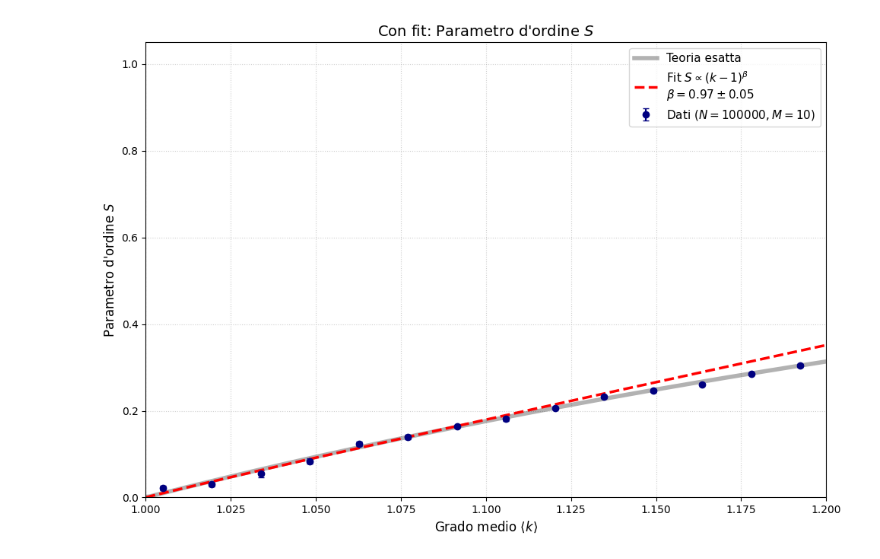
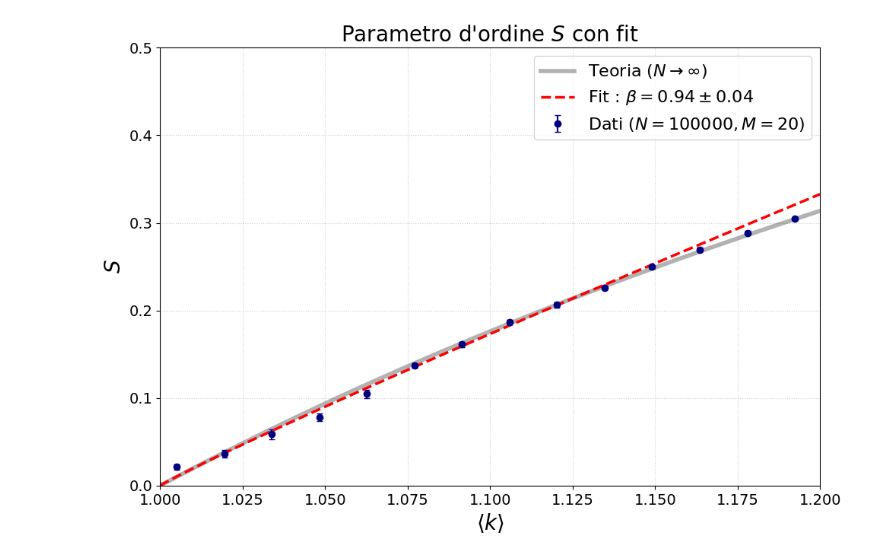
Before and after one commit to giacomo-cicala/ER-model, a Jupyter notebook: simulazione/phase_tr.ipynb, the cells around one changed output. Drawn from its saved outputs; the diff is of its cells as text; code cells hidden in the pictures.

```diff
--- a/simulazione/phase_tr.ipynb
+++ b/simulazione/phase_tr.ipynb
@@ -85,96 +87,122 @@ Completata in 71.06 secondi!
 # --- 4. ANALISI QUANTITATIVA E GRAFICI ---
 def fit_S(k, A, beta): return A * (k - 1.0)**beta
 def fit_chi_symmetric(k, B, gamma): return B * np.abs(1.0 - k)**(-gamma)
+
+# --- Stili globali grafici ---
+TITLE_FS = 20
+AXIS_FS = 20
+TICK_FS = 14
+LEGEND_FS = 16
 
 mask_S = (k_sim > 1.0) & (k_sim < 1.1)
 popt_S, pcov_S = curve_fit(fit_S, k_sim[mask_S], S_mean[mask_S],
                            sigma=S_err[mask_S], absolute_sigma=True, p0=[2.0, 1.0])
 err_fit_S = np.sqrt(np.diag(pcov_S))
 
-mask_chi_globale = ((k_sim > 0.5) & (k_sim < 0.95)) | ((k_sim > 1.05) & (k_sim < 1.25))
+mask_chi_globale = ((k_sim > 0) & (k_sim < 0.95)) | ((k_sim > 1.05) & (k_sim < 2))
 popt_chi, pcov_chi = curve_fit(fit_chi_symmetric, k_sim[mask_chi_globale], chi_mean[mask_chi_globale],
                                sigma=chi_err[mask_chi_globale], absolute_sigma=True, p0=[1.0, 1.0])
 err_fit_chi = np.sqrt(np.diag(pcov_chi))
+
+# --- chi-quadro ridotto ---
+resid_S = (S_mean[mask_S] - fit_S(k_sim[mask_S], *popt_S)) / S_err[mask_S]
+chi2_S = np.sum(resid_S**2)
+ndof_S = np.count_nonzero(mask_S) - len(popt_S)
+chi2_red_S = chi2_S / ndof_S if ndof_S > 0 else np.nan
+
+resid_chi = (chi_mean[mask_chi_globale] - fit_chi_symmetric(k_sim[mask_chi_globale], *popt_chi)) / chi_err[mask_chi_globale]
+chi2_chi = np.sum(resid_chi**2)
+ndof_chi = np.count_nonzero(mask_chi_globale) - len(popt_chi)
+chi2_red_chi = chi2_chi / ndof_chi if ndof_chi > 0 else np.nan
+
+print("=== Risultati fit S ===")
+print(f"A         = {popt_S[0]:.6f} ± {err_fit_S[0]:.6f}")
+print(f"beta      = {popt_S[1]:.6f} ± {err_fit_S[1]:.6f}")
+print(f"chi2 rid. = {chi2_red_S:.6f}")
+print("\n=== Risultati fit chi ===")
+print(f"B         = {popt_chi[0]:.10f} ± {err_fit_chi[0]:.10f}")
+print(f"gamma     = {popt_chi[1]:.10f} ± {err_fit_chi[1]:.10f}")
+print(f"chi2 rid. = {chi2_red_chi:.6f}")
 
 x_max = max(np.max(k_sim), np.max(k_theory))
 
 # --- 1. S senza fit ---
 fig1, ax = plt.subplots(figsize=(10, 7))
-ax.plot(k_theory, S_theory, 'k-', alpha=0.3, lw=4, label='Teoria esatta')
+ax.plot(k_theory, S_theory, 'k-', alpha=0.3, lw=4, label='Teoria ($N \\to \\infty$)')
 ax.errorbar(k_sim, S_mean, yerr=S_err, fmt='o', c='navy', markersize=6,
             capsize=3, label=f'Dati ($N={N}, M={M}$)')
 ax.axvline(x=1.0, color='gray', linestyle=':', alpha=0.8)
 ax.set_xlim(0, x_max)
 ax.set_ylim(0, 1.05)
-ax.set_xlabel("Grado medio $\\langle k \\rangle$", fontsize=12)
-ax.set_ylabel("Parametro d'ordine $S$", fontsize=12)
-ax.set_title("Senza fit: Parametro d'ordine $S$", fontsize=14)
+ax.set_xlabel("$\\langle k \\rangle$", fontsize=AXIS_FS)
+ax.set_ylabel("$S$", fontsize=AXIS_FS)
+ax.set_title("Parametro d'ordine $S$", fontsize=TITLE_FS)
 ax.grid(True, linestyle=':', alpha=0.6)
-ax.legend(fontsize=11)
-ax.tick_params(axis='x', which='both', labelbottom=True)
-ax.tick_params(axis='y', which='both', labelleft=True)
+ax.legend(fontsize=LEGEND_FS, loc='center right')
+ax.tick_params(axis='x', which='both', labelbottom=True, labelsize=TICK_FS)
+ax.tick_params(axis='y', which='both', labelleft=True, labelsize=TICK_FS)
 plt.tight_layout()
 plt.show()
 
-# --- 2. S con fit (1 a 1.2) ---
+# --- 2. S con fit (1 a 1.1) ---
 fig2, ax = plt.subplots(figsize=(10, 7))
-ax.plot(k_theory, S_theory, 'k-', alpha=0.3, lw=4, label='Teoria esatta')
+ax.plot(k_theory, S_theory, 'k-', alpha=0.3, lw=4, label='Teoria ($N \\to \\infty$)')
 ax.errorbar(k_sim, S_mean, yerr=S_err, fmt='o', c='navy', markersize=6,
             capsize=3, label=f'Dati ($N={N}, M={M}$)')
 k_fit_plot_S = np.linspace(1.00, 1.2, 200)
 ax.plot(k_fit_plot_S, fit_S(k_fit_plot_S, *popt_S), 'r--', lw=2.5,
-        label=f'Fit $S \\propto (k-1)^{{\\beta}}$\n$\\beta = {popt_S[1]:.2f} \\pm {err_fit_S[1]:.2f}$')
+        label=f'Fit : $\\beta = {popt_S[1]:.2f} \\pm {err_fit_S[1]:.2f}$')
 ax.axvline(x=1.0, color='gray', linestyle=':', alpha=0.8)
 ax.set_xlim(1.0, 1.2)
-ax.set_ylim(0, 1.05)
-ax.set_xlabel("Grado medio $\\langle k \\rangle$", fontsize=12)
-ax.set_ylabel("Parametro d'ordine $S$", fontsize=12)
-ax.set_title("Con fit: Parametro d'ordine $S$", fontsize=14)
+ax.set_ylim(0, 0.5)
+ax.set_xlabel("$\\langle k \\rangle$", fontsize=AXIS_FS)
+ax.set_ylabel("$S$", fontsize=AXIS_FS)
+ax.set_title("Parametro d'ordine $S$ con fit", fontsize=TITLE_FS)
 ax.grid(True, linestyle=':', alpha=0.6)
-ax.legend(fontsize=11)
-ax.tick_params(axis='x', which='both', labelbottom=True)
-ax.tick_params(axis='y', which='both', labelleft=True)
+ax.legend(fontsize=LEGEND_FS)
+ax.tick_params(axis='x', which='both', labelbottom=True, labelsize=TICK_FS)
+ax.tick_params(axis='y', which='both', labelleft=True, labelsize=TICK_FS)
 plt.tight_layout()
 plt.show()
 
 # --- 3. chi senza fit ---
 fig3, ax = plt.subplots(figsize=(10, 7))
-ax.plot(k_theory, chi_theory, 'k-', alpha=0.3, lw=4, label='Teoria esatta')
+ax.plot(k_theory, chi_theory, 'k-', alpha=0.3, lw=4, label='Teoria ($N \\to \\infty$)')
 ax.errorbar(k_sim, chi_mean, yerr=chi_err, fmt='o', c='darkorange', markersize=6,
             capsize=3, label=f'Dati ($N={N}, M={M}$)')
 ax.axvline(x=1.0, color='gray', linestyle=':', alpha=0.8)
 ax.set_xlim(0, x_max)
 ax.set_ylim(0, max(chi_mean) * 1.2)
-ax.set_xlabel("Grado medio $\\langle k \\rangle$", fontsize=12)
-ax.set_ylabel("Suscettività $\\chi$", fontsize=12)
-ax.set_title("Senza fit: Suscettività $\\chi$", fontsize=14)
+ax.set_xlabel("$\\langle k \\rangle$", fontsize=AXIS_FS)
+ax.set_ylabel("$\\chi$", fontsize=AXIS_FS)
+ax.set_title("Suscettività $\\chi$", fontsize=TITLE_FS)
 ax.grid(True, linestyle=':', alpha=0.6)
-ax.legend(fontsize=11)
-ax.tick_params(axis='x', which='both', labelbottom=True)
-ax.tick_params(axis='y', which='both', labelleft=True)
+ax.legend(fontsize=LEGEND_FS)
+ax.tick_params(axis='x', which='both', labelbottom=True, labelsize=TICK_FS)
+ax.tick_params(axis='y', which='both', labelleft=True, labelsize=TICK_FS)
 plt.tight_layout()
 plt.show()
 
 # --- 4. chi con fit (0 a 2) ---
 fig4, ax = plt.subplots(figsize=(10, 7))
-ax.plot(k_theory, chi_theory, 'k-', alpha=0.3, lw=4, label='Teoria esatta')
+ax.plot(k_theory, chi_theory, 'k-', alpha=0.3, lw=4, label='Teoria ($N \\to \\infty$)')
 ax.errorbar(k_sim, chi_mean, yerr=chi_err, fmt='o', c='darkorange', markersize=6,
             capsize=3, label=f'Dati ($N={N}, M={M}$)')
-k_fit_plot_sub = np.linspace(0.1, 0.98, 100)
-k_fit_plot_sup = np.linspace(1.02, 2.0, 120)
+k_fit_plot_sub = np.linspace(0., 0.99, 100)
+k_fit_plot_sup = np.linspace(1.01, 2, 120)
 ax.plot(k_fit_plot_sub, fit_chi_symmetric(k_fit_plot_sub, *popt_chi),
-        'r--', lw=2.5, label=f'Fit $\\chi = B|1-k|^{{-\\gamma}}$\n$B = {popt_chi[0]:.2f} \\pm {err_fit_chi[0]:.2f}$\n$\\gamma = {popt_chi[1]:.2f} \\pm {err_fit_chi[1]:.2f}$')
+        'r--', lw=2.5, label=f'Fit : $\\gamma = {popt_chi[1]:.3f} \\pm {err_fit_chi[1]:.3f}$')
 ax.plot(k_fit_plot_sup, fit_chi_symmetric(k_fit_plot_sup, *popt_chi), 'r--', lw=2.5)
 ax.axvline(x=1.0, color='gray', linestyle=':', alpha=0.8)
 ax.set_xlim(0, 2.0)
 ax.set_ylim(0, max(chi_mean) * 1.2)
-ax.set_xlabel("Grado medio $\\langle k \\rangle$", fontsize=12)
-ax.set_ylabel("Suscettività $\\chi$", fontsize=12)
-ax.set_title("Con fit: Suscettività $\\chi$", fontsize=14)
+ax.set_xlabel("$\\langle k \\rangle$", fontsize=AXIS_FS)
+ax.set_ylabel("$\\chi$", fontsize=AXIS_FS)
+ax.set_title("Suscettività $\\chi$ con fit", fontsize=TITLE_FS)
 ax.grid(True, linestyle=':', alpha=0.6)
-ax.legend(fontsize=11)
-ax.tick_params(axis='x', which='both', labelbottom=True)
-ax.tick_params(axis='y', which='both', labelleft=True)
+ax.legend(fontsize=LEGEND_FS)
+ax.tick_params(axis='x', which='both', labelbottom=True, labelsize=TICK_FS)
+ax.tick_params(axis='y', which='both', labelleft=True, labelsize=TICK_FS)
 plt.tight_layout()
 plt.show()
 # %% [output]
@@ -182 +219 @@ plt.show()
-[figure, old version]
+[figure, new version]
```
Also changed, not shown: parts of 3 cells of this notebook, 6 other files.
